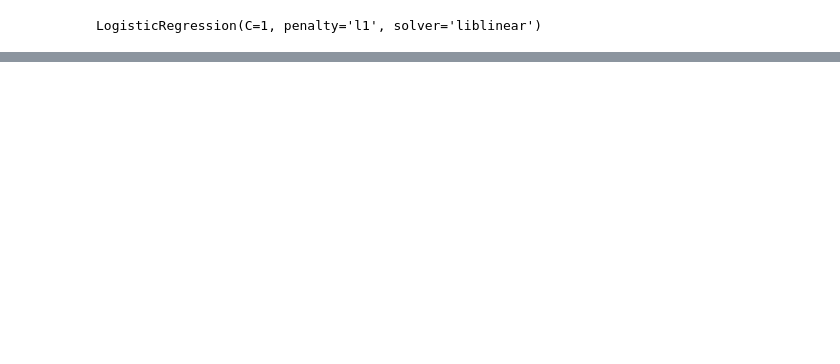
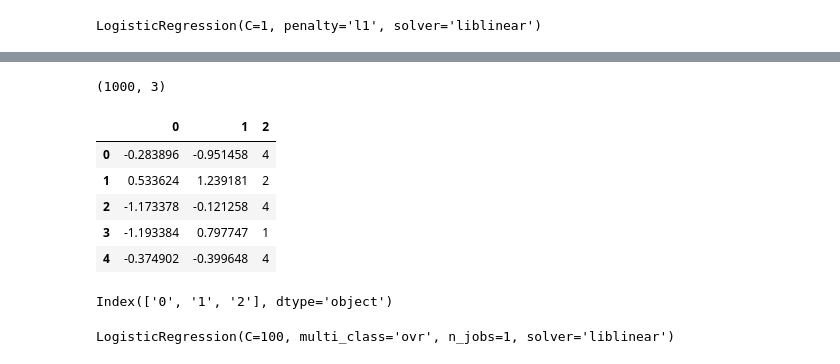
Before and after one commit to Aduzona/Machine_Learning, a Jupyter notebook: 15_ML_Other_Concepts/Linear Classifiers in Python/3_Logistic regression.ipynb, the cells around one changed output, grey strips where cells are left out. Cells and saved outputs as stored; diff of their text form; code cells hidden in the pictures; blank space fills up the shorter version.

Commit message:
Logistic regression

```diff
--- a/15_ML_Other_Concepts/Linear Classifiers in Python/3_Logistic regression.ipynb
+++ b/15_ML_Other_Concepts/Linear Classifiers in Python/3_Logistic regression.ipynb
@@ -171,0 +531,18 @@ In addition, the words corresponding to the different features are loaded into t
+# %%
+toy_2D=pd.read_csv('toy_2D.csv')
+toy_2D.shape
+# %% [output]
+(1000, 3)
+# %%
+toy_2D.iloc[0:5]
+# %% [output]
+|  | 0 | 1 | 2 |
+| 0 | -0.283896 | -0.951458 | 4 |
+| 1 | 0.533624 | 1.239181 | 2 |
+| 2 | -1.173378 | -0.121258 | 4 |
+| 3 | -1.193384 | 0.797747 | 1 |
+| 4 | -0.374902 | -0.399648 | 4 |
+# %%
+toy_2D.columns
+# %% [output]
+Index(['0', '1', '2'], dtype='object')
@@ -182,3 +562,8 @@ lr_ovr=LogisticRegression(C=100, class_weight=None, dual=False, fit_intercept=Tr
           intercept_scaling=1, max_iter=100, multi_class='ovr', n_jobs=1,
           penalty='l2', random_state=None, solver='liblinear', tol=0.0001,
           verbose=0, warm_start=False)
+# %%
+lr_mn.fit(X_train,y_train)
+lr_ovr.fit(X_train,y_train)
+# %% [output]
+LogisticRegression(C=100, multi_class='ovr', n_jobs=1, solver='liblinear')
```
Also changed, not shown: parts of 46 cells of this notebook, 2 other files.
